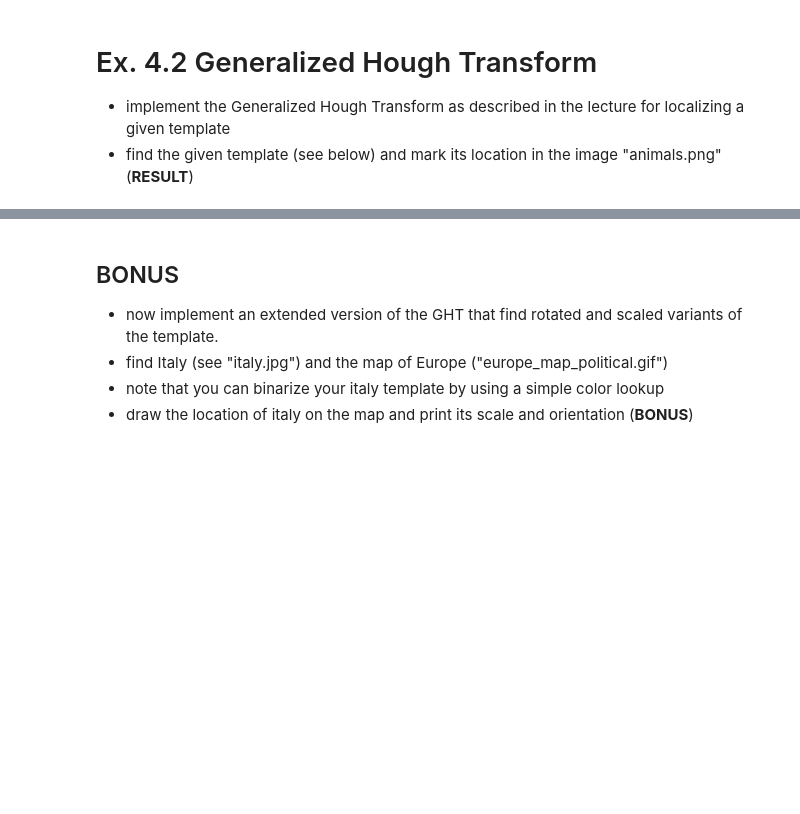
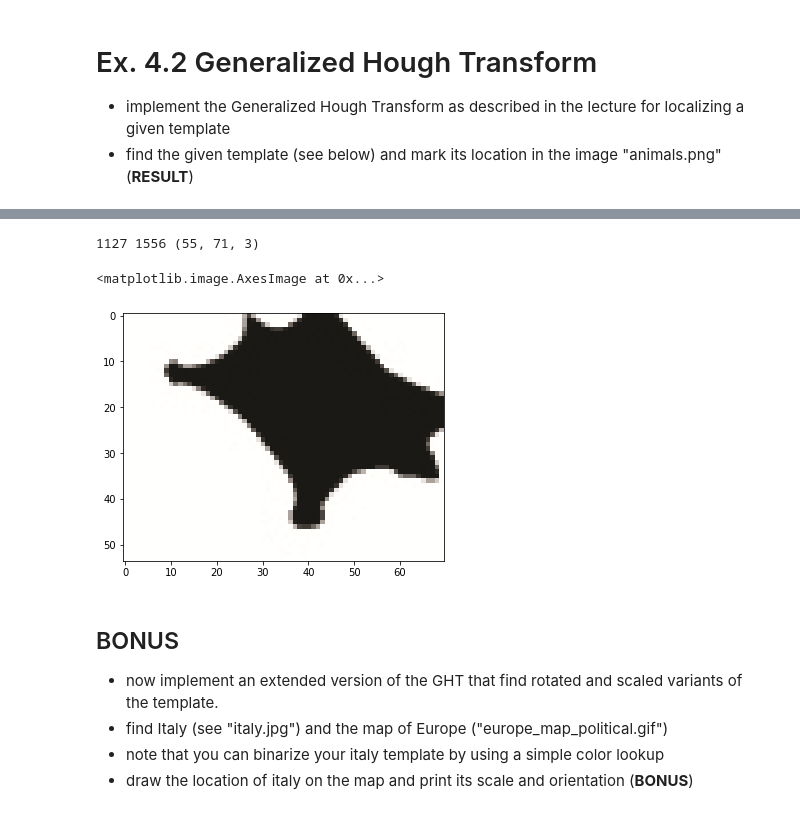
Before and after one commit to jneuendorf/cv1920_assignments, a Jupyter notebook: 04_HoughTransform_Manu.ipynb, the cells around one changed output, grey strips where cells are left out. Drawn from its saved outputs; the diff is of its cells as text; code cells hidden in the pictures; blank space fills up the shorter version.

```diff
--- a/04_HoughTransform_Manu.ipynb
+++ b/04_HoughTransform_Manu.ipynb
@@ -355,3 +359,28 @@ ax.imshow(acc, cmap='gray')
+# %%
+def top_n_indexes(arr, n):
+    """See https://gist.github.com/tomerfiliba/3698403"""
+    idx = np.argpartition(arr, arr.size - n, axis=None)[-n:]
+    width = arr.shape[1]
+    return [divmod(i, width) for i in idx]
+
+
+top_indices = top_n_indexes(acc, n=1)
+# print(top_n_indexes(acc, n=4))
+best_matched_center = top_indices[0]
+cy, cx = best_matched_center
+print(y, x, bat.shape)
+bat_height, bat_width = bat.shape[:2]
+# bat = animals[ymin:ymax, xmin:xmax]
+
+extracted_piece = animals[
+    max(cy - bat_height//2, 0):min(cy + bat_height//2, animals.shape[0]),
+    max(cx - bat_width//2, 0):min(cx + bat_width//2, animals.shape[1])
+]
+io.imshow(extracted_piece)
+# %% [output]
+1127 1556 (55, 71, 3)
+<matplotlib.image.AxesImage at 0x...>
+[figure, added]
 # %% [markdown]
 ## BONUS
 * now implement an extended version of the GHT that find rotated and scaled variants of the template.
```
Also changed, not shown: parts of 7 cells of this notebook.
